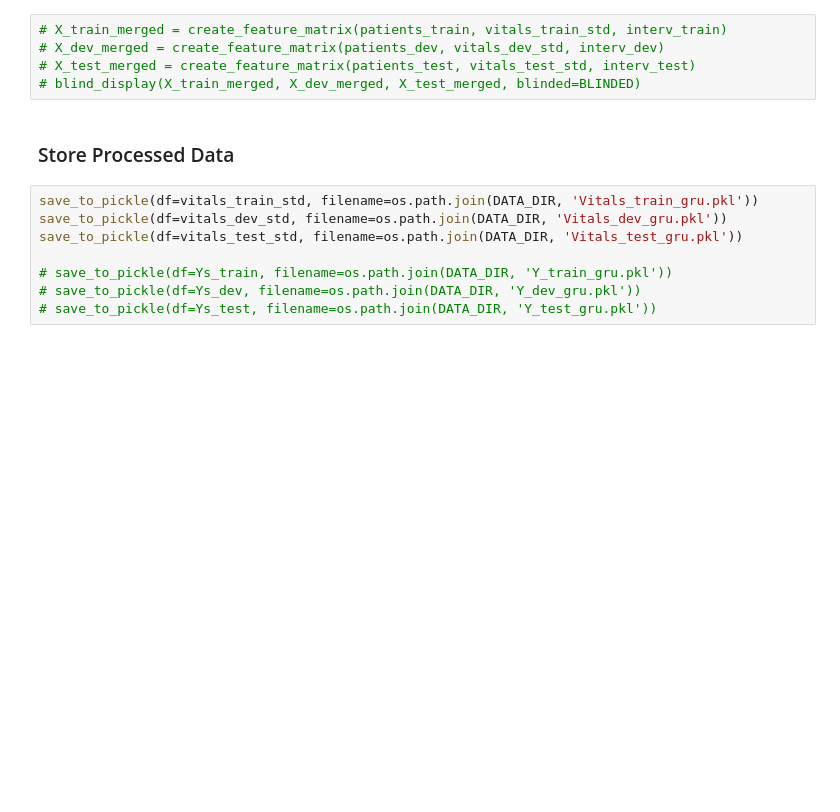
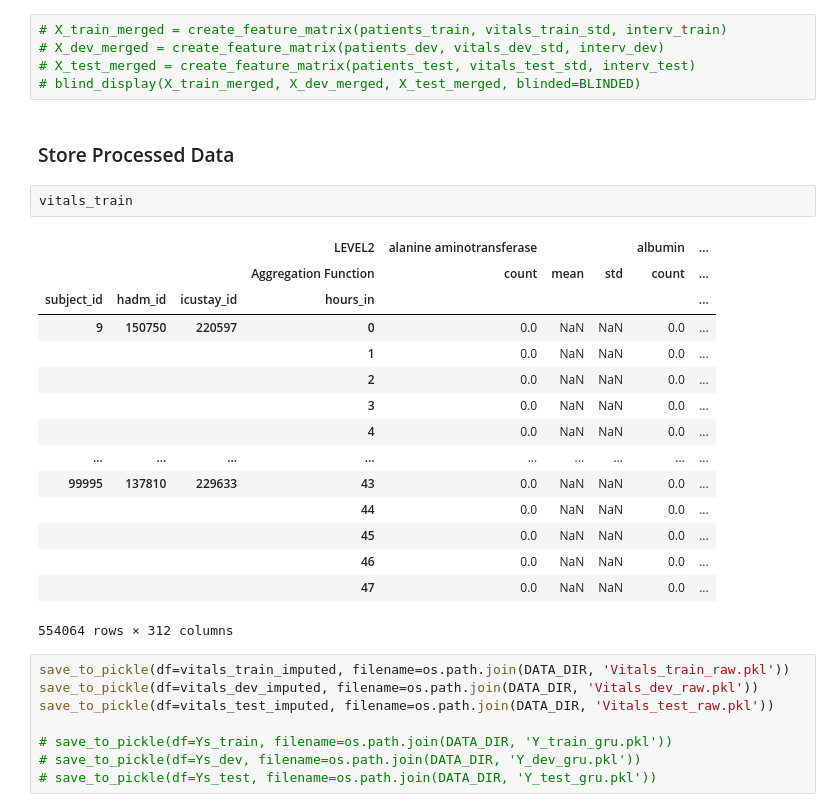
Before and after one commit to drama-404/FuzzyMedNet, a Jupyter notebook: notebooks/EDA_GRUD.ipynb, the cells around one changed output. Cells and saved outputs as stored; diff of their text form; blank space fills up the shorter version.

Commit message:
training/evaluating GRU-D model

```diff
--- a/notebooks/EDA_GRUD.ipynb
+++ b/notebooks/EDA_GRUD.ipynb
@@ -616,10 +421,28 @@ vitals_test_std.drop(columns=vitals_to_drop, level=0, inplace=True)
 # blind_display(X_train_merged, X_dev_merged, X_test_merged, blinded=BLINDED)
 # %% [markdown]
 ### Store Processed Data
+# %%
+vitals_train
+# %% [output]
+|  |  |  | LEVEL2 | alanine aminotransferase |  |  | albumin | ... |
+|  |  |  | Aggregation Function | count | mean | std | count | ... |
+| subject_id | hadm_id | icustay_id | hours_in |  |  |  |  | ... |
+| 9 | 150750 | 220597 | 0 | 0.0 | NaN | NaN | 0.0 | ... |
+|  |  |  | 1 | 0.0 | NaN | NaN | 0.0 | ... |
+|  |  |  | 2 | 0.0 | NaN | NaN | 0.0 | ... |
+|  |  |  | 3 | 0.0 | NaN | NaN | 0.0 | ... |
+|  |  |  | 4 | 0.0 | NaN | NaN | 0.0 | ... |
+| ... | ... | ... | ... | ... | ... | ... | ... | ... |
+| 99995 | 137810 | 229633 | 43 | 0.0 | NaN | NaN | 0.0 | ... |
+|  |  |  | 44 | 0.0 | NaN | NaN | 0.0 | ... |
+|  |  |  | 45 | 0.0 | NaN | NaN | 0.0 | ... |
+|  |  |  | 46 | 0.0 | NaN | NaN | 0.0 | ... |
+|  |  |  | 47 | 0.0 | NaN | NaN | 0.0 | ... |
+554064 rows × 312 columns
 # %%
-save_to_pickle(df=vitals_train_std, filename=os.path.join(DATA_DIR, 'Vitals_train_gru.pkl'))
-save_to_pickle(df=vitals_dev_std, filename=os.path.join(DATA_DIR, 'Vitals_dev_gru.pkl'))
-save_to_pickle(df=vitals_test_std, filename=os.path.join(DATA_DIR, 'Vitals_test_gru.pkl'))
+save_to_pickle(df=vitals_train_imputed, filename=os.path.join(DATA_DIR, 'Vitals_train_raw.pkl'))
+save_to_pickle(df=vitals_dev_imputed, filename=os.path.join(DATA_DIR, 'Vitals_dev_raw.pkl'))
+save_to_pickle(df=vitals_test_imputed, filename=os.path.join(DATA_DIR, 'Vitals_test_raw.pkl'))
 
 # save_to_pickle(df=Ys_train, filename=os.path.join(DATA_DIR, 'Y_train_gru.pkl'))
 # save_to_pickle(df=Ys_dev, filename=os.path.join(DATA_DIR, 'Y_dev_gru.pkl'))
```
Also changed, not shown: parts of 26 cells of this notebook, 13 other files.
